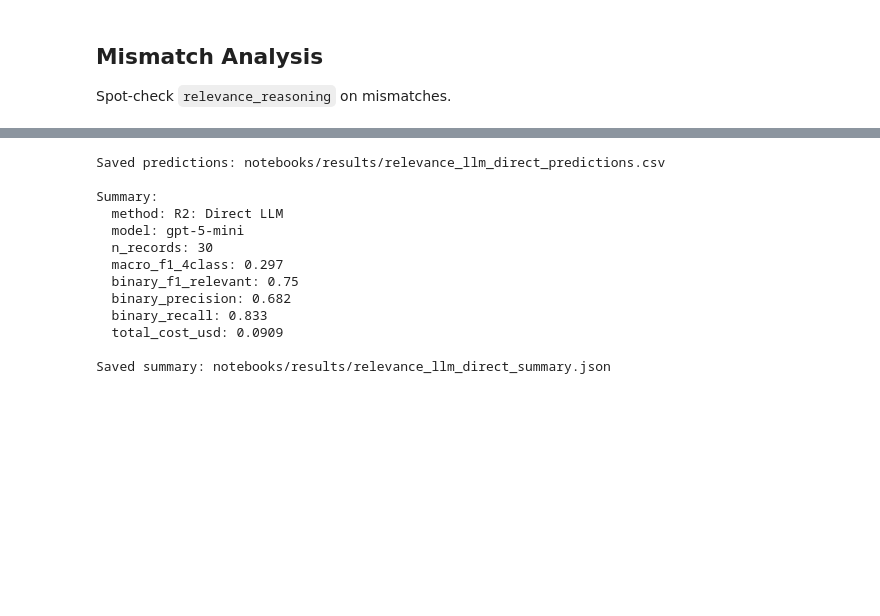
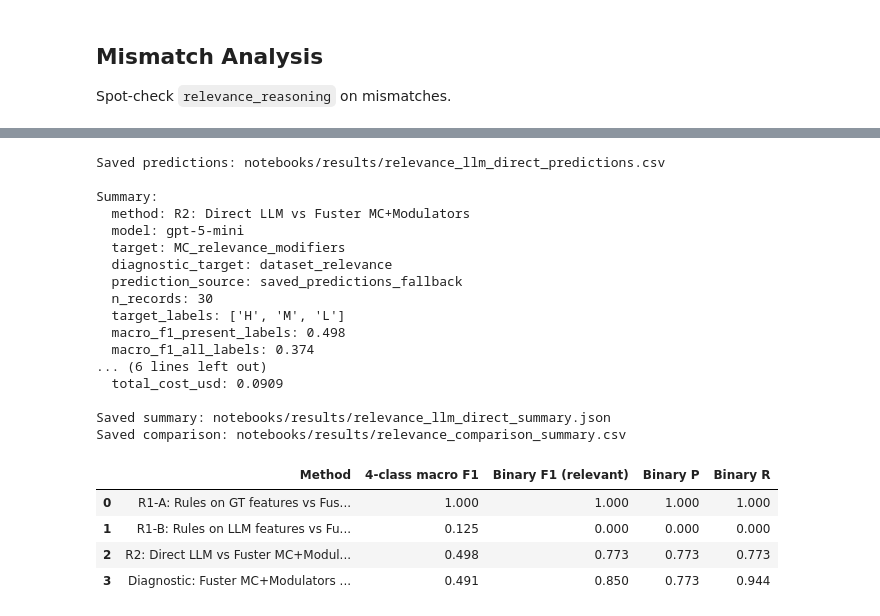
Before and after one commit to BiodiversiteQuebec/llm_metadata, a Jupyter notebook: notebooks/relevance_llm_direct.ipynb, the cells around one changed output, grey strips where cells are left out. Saved outputs shown, nothing was run; the diff lists cells and outputs as text; code cells hidden in the pictures; blank space fills up the shorter version.

```diff
--- a/notebooks/relevance_llm_direct.ipynb
+++ b/notebooks/relevance_llm_direct.ipynb
@@ -397,36 +481,89 @@ Fill in R1 values from `relevance_mechanistic.ipynb` results.
 # %%
-# Save predictions for combined comparison
-results_df.to_csv("notebooks/results/relevance_llm_direct_predictions.csv", index=False)
-print(f"Saved predictions: notebooks/results/relevance_llm_direct_predictions.csv")
+results_dir = Path("notebooks/results")
+results_dir.mkdir(parents=True, exist_ok=True)
+
+results_df.to_csv(results_dir / "relevance_llm_direct_predictions.csv", index=False)
+print("Saved predictions: notebooks/results/relevance_llm_direct_predictions.csv")
 
 summary = {
-    "method": "R2: Direct LLM",
+    "method": "R2: Direct LLM vs Fuster MC+Modulators",
     "model": MODEL,
-    "n_records": len(results_df),
-    "macro_f1_4class": round(macro_f1_r2, 3),
+    "target": "MC_relevance_modifiers",
+    "diagnostic_target": "dataset_relevance",
+    "prediction_source": prediction_source,
+    "n_records": int(len(results_df)),
+    "target_labels": present_labels,
+    "macro_f1_present_labels": round(macro_f1_r2, 3),
+    "macro_f1_all_labels": round(macro_f1_r2_all, 3),
     "binary_f1_relevant": round(f1_r2, 3),
     "binary_precision": round(p_r2, 3),
     "binary_recall": round(r_r2, 3),
+    "diagnostic_vs_human": {
+        "macro_f1_present_labels": round(macro_f1_r2_human, 3),
+        "binary_f1_relevant": round(f1_r2_human, 3),
+        "binary_precision": round(p_r2_human, 3),
+        "binary_recall": round(r_r2_human, 3),
+    },
+    "prompt_hash_current": PROMPT_HASH,
+    "schema_hash": SCHEMA_HASH,
     "total_cost_usd": round(total_cost, 4),
 }
 print("\nSummary:")
 for k, v in summary.items():
     print(f"  {k}: {v}")
 
-with open("notebooks/results/relevance_llm_direct_summary.json", "w") as f:
+with open(results_dir / "relevance_llm_direct_summary.json", "w", encoding="utf-8") as f:
     json.dump(summary, f, indent=2)
 print("\nSaved summary: notebooks/results/relevance_llm_direct_summary.json")
+
+mechanistic_summary = pd.read_csv(results_dir / "relevance_mechanistic_summary.csv")
+r2_row = pd.DataFrame([
+    {
+        "Method": "R2: Direct LLM vs Fuster MC+Modulators",
+        "4-class macro F1": round(macro_f1_r2, 3),
+        "Binary F1 (relevant)": round(f1_r2, 3),
+        "Binary P": round(p_r2, 3),
+        "Binary R": round(r_r2, 3),
+    }
+])
+comparison_df = pd.concat(
+    [
+        mechanistic_summary[mechanistic_summary["Method"] != "R2: Direct LLM vs Fuster MC+Modulators"],
+        r2_row,
+    ],
+    ignore_index=True,
+)
+order = [
+    "R1-A: Rules on GT features vs Fuster MC+Modulators",
+    "R1-B: Rules on LLM features vs Fuster MC+Modulators",
+    "R2: Direct LLM vs Fuster MC+Modulators",
+    "Diagnostic: Fuster MC+Modulators vs human dataset_relevance",
+]
+comparison_df["Method"] = pd.Categorical(comparison_df["Method"], categories=order, ordered=True)
+comparison_df = comparison_df.sort_values("Method").reset_index(drop=True)
+comparison_df.to_csv(results_dir / "relevance_comparison_summary.csv", index=False)
+print("Saved comparison: notebooks/results/relevance_comparison_summary.csv")
+comparison_df
 # %% [output]
 Saved predictions: notebooks/results/relevance_llm_direct_predictions.csv
 
 Summary:
-  method: R2: Direct LLM
+  method: R2: Direct LLM vs Fuster MC+Modulators
   model: gpt-5-mini
+  target: MC_relevance_modifiers
+  diagnostic_target: dataset_relevance
+  prediction_source: saved_predictions_fallback
   n_records: 30
-  macro_f1_4class: 0.297
-  binary_f1_relevant: 0.75
-  binary_precision: 0.682
-  binary_recall: 0.833
+  target_labels: ['H', 'M', 'L']
+  macro_f1_present_labels: 0.498
+  macro_f1_all_labels: 0.374
+... (6 lines left out)
   total_cost_usd: 0.0909
 
 Saved summary: notebooks/results/relevance_llm_direct_summary.json
+Saved comparison: notebooks/results/relevance_comparison_summary.csv
+|  | Method | 4-class macro F1 | Binary F1 (relevant) | Binary P | Binary R |
+| 0 | R1-A: Rules on GT features vs Fus... | 1.000 | 1.000 | 1.000 | 1.000 |
+| 1 | R1-B: Rules on LLM features vs Fu... | 0.125 | 0.000 | 0.000 | 0.000 |
+| 2 | R2: Direct LLM vs Fuster MC+Modul... | 0.498 | 0.773 | 0.773 | 0.773 |
+| 3 | Diagnostic: Fuster MC+Modulators ... | 0.491 | 0.850 | 0.773 | 0.944 |
```
Also changed, not shown: parts of 14 cells of this notebook, 9 other files.
